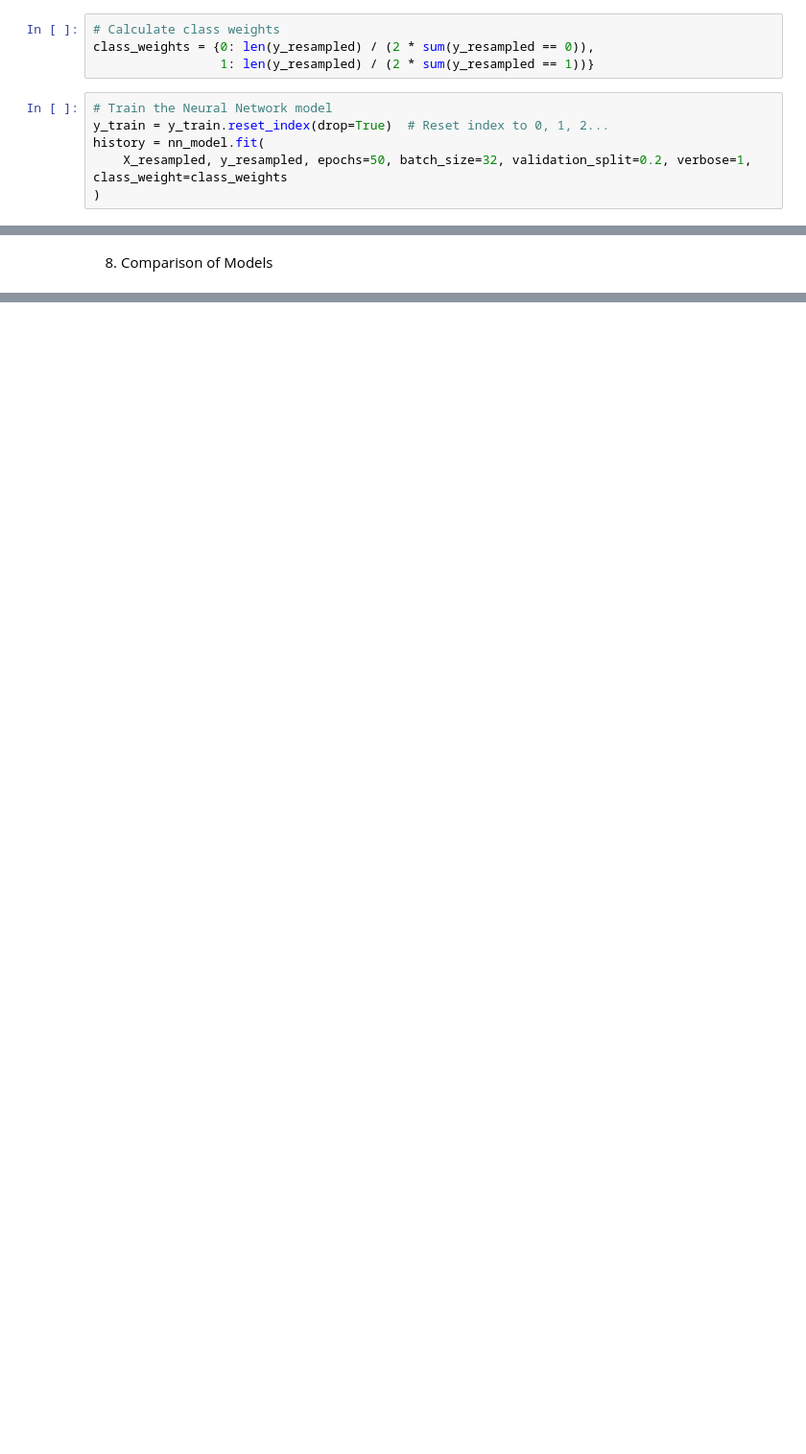
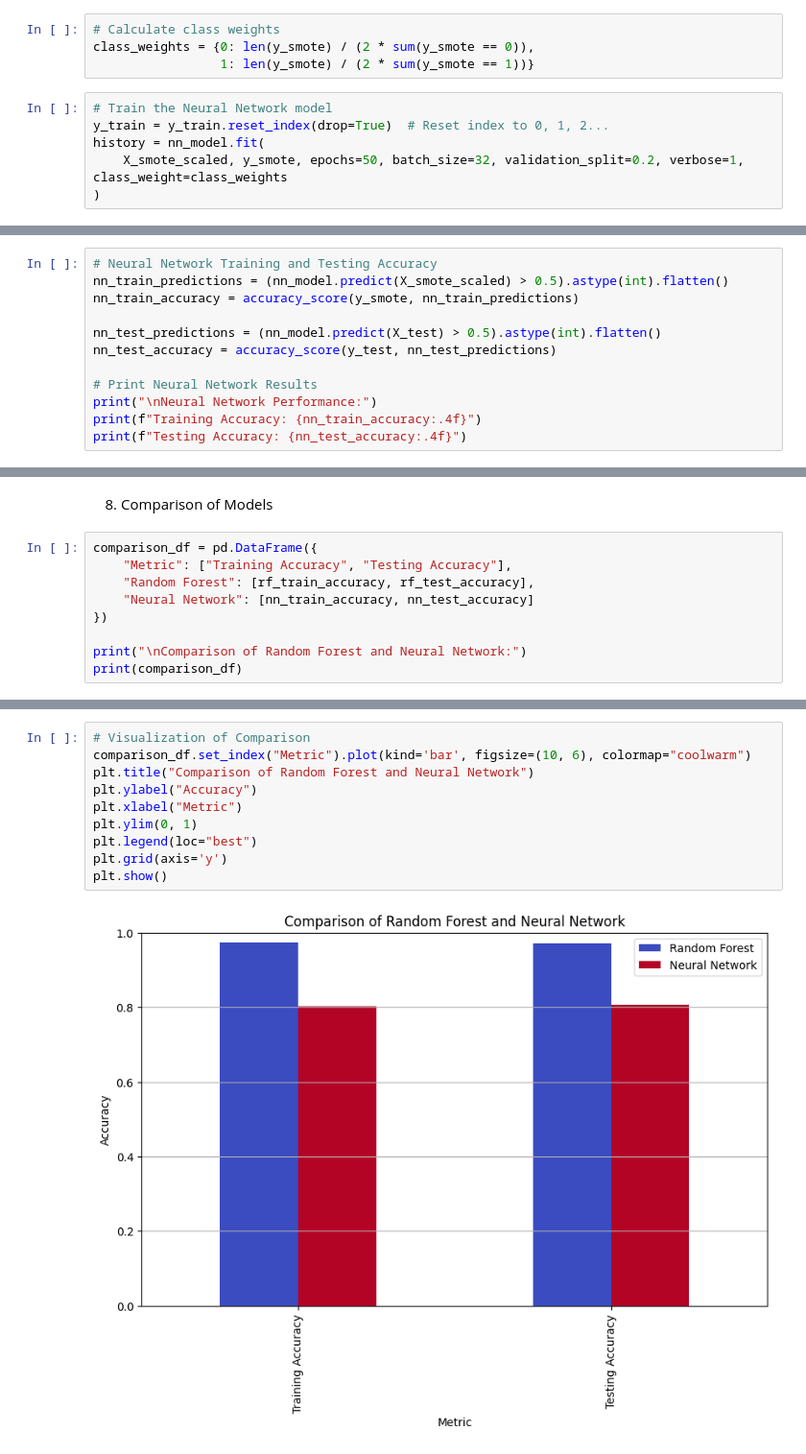
Before and after one commit to SiyumiJayawardhane/Customer-Subscription-Prediction, a Jupyter notebook: MachineLearningCourseWork.ipynb, the cells around one changed output, grey strips where cells are left out. Shown at 96% size. Cells and saved outputs as stored; diff of their text form; blank space fills up the shorter version.

```diff
--- a/MachineLearningCourseWork.ipynb
+++ b/MachineLearningCourseWork.ipynb
@@ -319,13 +400,13 @@ Training Neural Network Classifier...
 nn_model.compile(optimizer='adam', loss='binary_crossentropy', metrics=['accuracy'])
 # %%
 # Calculate class weights
-class_weights = {0: len(y_resampled) / (2 * sum(y_resampled == 0)),
-                 1: len(y_resampled) / (2 * sum(y_resampled == 1))}
+class_weights = {0: len(y_smote) / (2 * sum(y_smote == 0)),
+                 1: len(y_smote) / (2 * sum(y_smote == 1))}
 # %%
 # Train the Neural Network model
 y_train = y_train.reset_index(drop=True)  # Reset index to 0, 1, 2...
 history = nn_model.fit(
-    X_resampled, y_resampled, epochs=50, batch_size=32, validation_split=0.2, verbose=1, class_weight=class_weights
+    X_smote_scaled, y_smote, epochs=50, batch_size=32, validation_split=0.2, verbose=1, class_weight=class_weights
 )
 # %% [output]
 Epoch 1/50
@@ -347,0 +429,12 @@ Epoch 50/50
+# %%
+# Neural Network Training and Testing Accuracy
+nn_train_predictions = (nn_model.predict(X_smote_scaled) > 0.5).astype(int).flatten()
+nn_train_accuracy = accuracy_score(y_smote, nn_train_predictions)
+
+nn_test_predictions = (nn_model.predict(X_test) > 0.5).astype(int).flatten()
+nn_test_accuracy = accuracy_score(y_test, nn_test_predictions)
+
+# Print Neural Network Results
+print("\nNeural Network Performance:")
+print(f"Training Accuracy: {nn_train_accuracy:.4f}")
+print(f"Testing Accuracy: {nn_test_accuracy:.4f}")
@@ -391,2 +488,11 @@ plt.show()
 # %% [markdown]
 8. Comparison of Models
+# %%
+comparison_df = pd.DataFrame({
+    "Metric": ["Training Accuracy", "Testing Accuracy"],
+    "Random Forest": [rf_train_accuracy, rf_test_accuracy],
+    "Neural Network": [nn_train_accuracy, nn_test_accuracy]
+})
+
+print("\nComparison of Random Forest and Neural Network:")
+print(comparison_df)
@@ -392,0 +504,12 @@ plt.show()
+# %%
+# Visualization of Comparison
+comparison_df.set_index("Metric").plot(kind='bar', figsize=(10, 6), colormap="coolwarm")
+plt.title("Comparison of Random Forest and Neural Network")
+plt.ylabel("Accuracy")
+plt.xlabel("Metric")
+plt.ylim(0, 1)
+plt.legend(loc="best")
+plt.grid(axis='y')
+plt.show()
+# %% [output]
+[figure, added]
```
Also changed, not shown: parts of 26 cells of this notebook.
